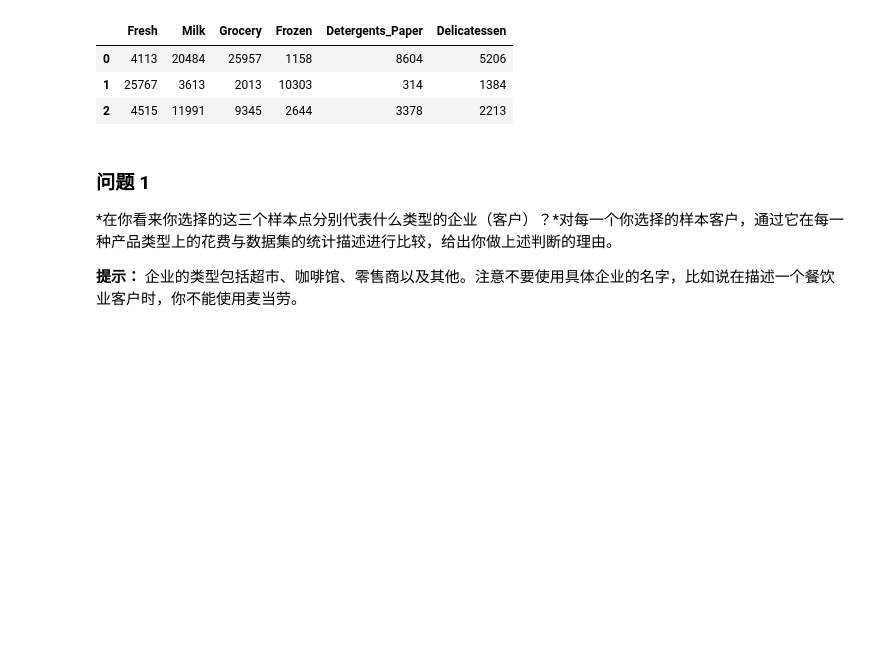
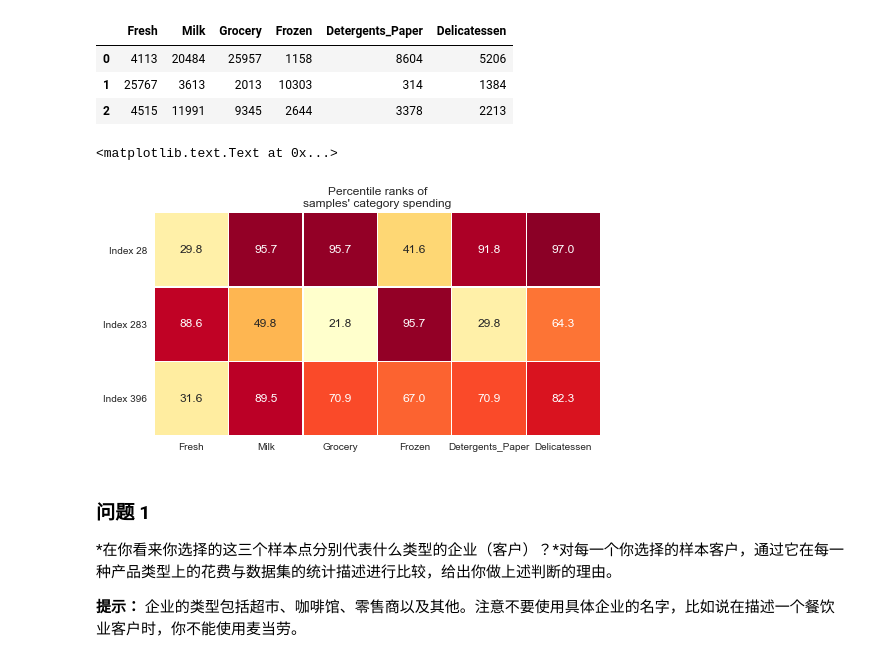
Before and after one commit to cchao1031/ML-nanodegree, a Jupyter notebook: creating_customer_segments/customer_segments.ipynb, the cells around one changed output. Drawn from its saved outputs; the diff is of its cells as text; code cells hidden in the pictures; blank space fills up the shorter version.

```diff
--- a/creating_customer_segments/customer_segments.ipynb
+++ b/creating_customer_segments/customer_segments.ipynb
@@ -70,6 +70,20 @@ Chosen samples of wholesale customers dataset:
 | 0 | 4113 | 20484 | 25957 | 1158 | 8604 | 5206 |
 | 1 | 25767 | 3613 | 2013 | 10303 | 314 | 1384 |
 | 2 | 4515 | 11991 | 9345 | 2644 | 3378 | 2213 |
+# %%
+import matplotlib.pyplot as plt
+import seaborn as sns
+
+# look at percentile ranks
+pcts = 100. * data.rank(axis=0, pct=True).iloc[indices].round(decimals=3)
+
+# visualize percentiles with heatmap
+sns.heatmap(pcts, annot=True, linewidth=.1, vmax=99, fmt='.1f', cmap='YlOrRd', square=True, cbar=False)
+plt.yticks([2.5,1.5,.5], ['Index '+str(x) for x in indices], rotation='horizontal')
+plt.title('Percentile ranks of\nsamples\' category spending')
+# %% [output]
+<matplotlib.text.Text at 0x...>
+[figure, added]
 # %% [markdown]
 ### 问题 1
 *在你看来你选择的这三个样本点分别代表什么类型的企业（客户）？*对每一个你选择的样本客户，通过它在每一种产品类型上的花费与数据集的统计描述进行比较，给出你做上述判断的理由。
```
Also changed, not shown: 1 other file.
